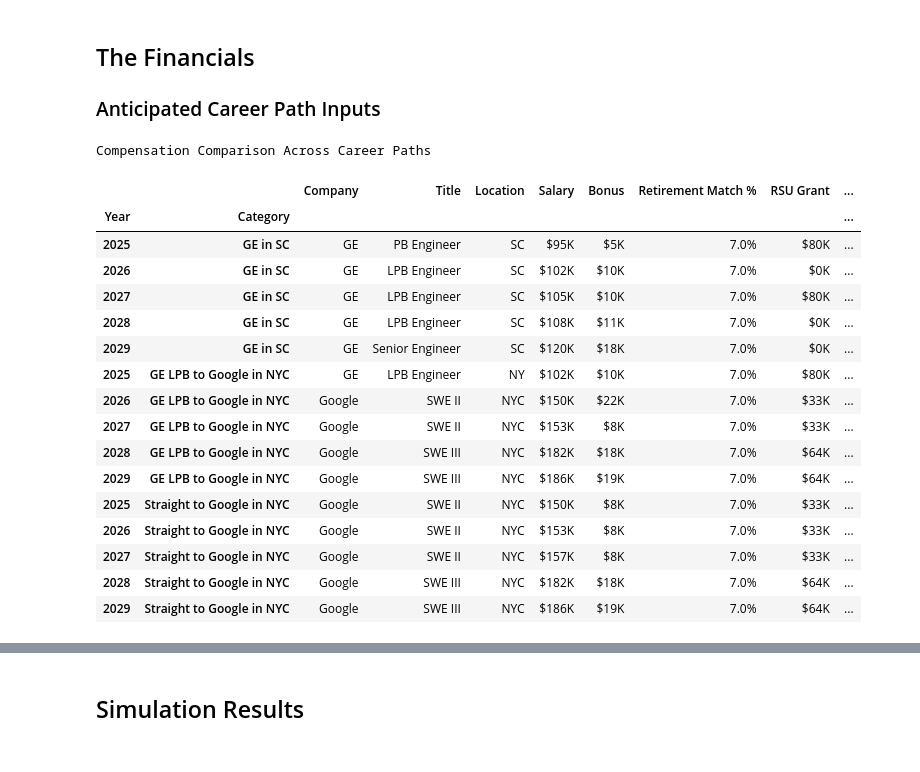
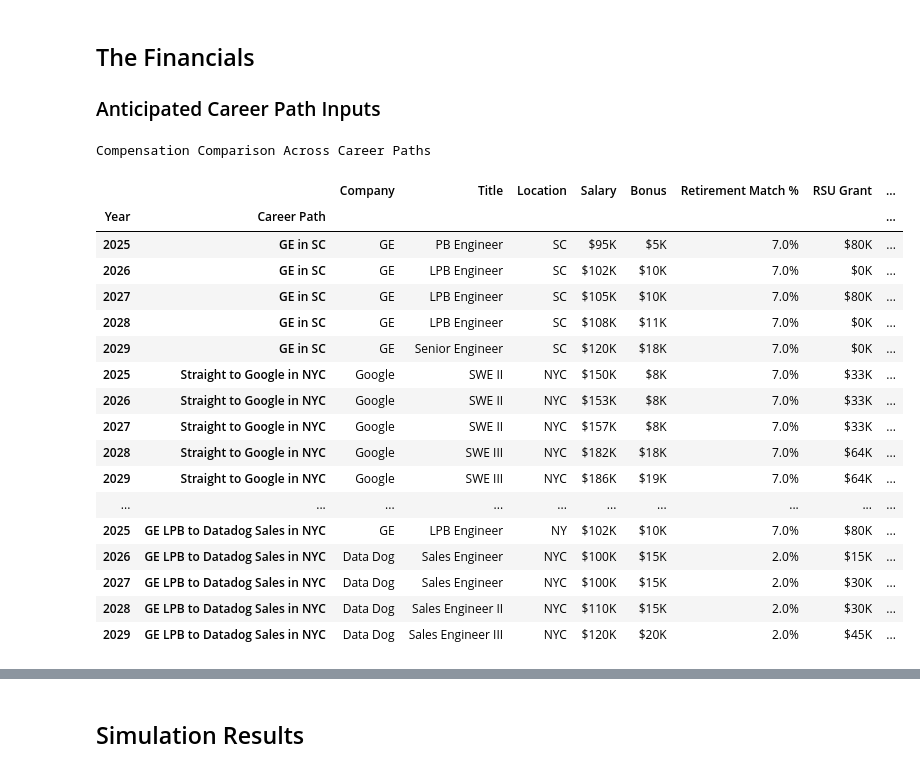
Before and after one commit to CorMazz/career-planning, a Jupyter notebook: analysis.ipynb, the cells around one changed output, grey strips where cells are left out. Saved outputs shown, nothing was run; the diff lists cells and outputs as text; code cells hidden in the pictures.

```diff
--- a/analysis.ipynb
+++ b/analysis.ipynb
@@ -81,7 +110,7 @@ simulation_results = run_simulation()
 # %%
 # Formatting was done by Claude.ai because I've got better things to do than format a DataFrame.
 def combine_dfs(df_dict: dict[int, pd.DataFrame]) -> pd.DataFrame:
-    index_names = ['Category', 'Year']
+    index_names = ['Career Path', 'Year']
 
     # Concatenate DataFrames
     combined_df = pd.concat(
@@ -103,7 +132,7 @@ def create_styled_comparison_df(
     Parameters
     ----------
     df : pd.DataFrame
-        DataFrame with a multiindex of Category and Year, created by combine_dfs()
+        DataFrame with a multiindex of Career Path and Year, created by combine_dfs()
     format_dict : dict, optional
         Dictionary of column names to format strings for styling
     caption : str, optional
@@ -114,7 +143,7 @@ def create_styled_comparison_df(
     pandas.io.formats.style.Styler
         Styled concatenated DataFrame
     """
-    index_names = ['Category', 'Year']
+    index_names = ['Career Path', 'Year']
 
     def highlight_categories(df: pd.DataFrame) -> pd.DataFrame:
         """
@@ -181,46 +210,47 @@ def create_styled_comparison_df(
                                        ('font-weight', 'bold'),
                                        ('text-align', 'left'),
                                        ('padding', '5px'),
                                        ('border', '1px solid #ddd')]},
             {'selector': 'caption', 'props': [('caption-side', 'bottom'),
                                             ('font-style', 'italic')]}
         ])
         .set_caption(caption)
     )
 
     return styled_df
 
 
 compensation_df = combine_dfs(simulation_results["compensation_histories"])
 compensation_display = create_styled_comparison_df(
     compensation_df,
     format_dict = {
         'Salary': lambda x: f'${x/1000:.0f}K',
         'Bonus': lambda x: f'${x/1000:.0f}K',
         'RSU Grant': lambda x: f'${x/1000:.0f}K',
         'Retirement Match %': '{:.1%}',
         'Effective Tax Rate': '{:.1%}',
         'Income Adjustment': lambda x: f'${x/1000:.0f}K'
     },
     caption='Compensation Comparison Across Career Paths'
 )
 display(compensation_display)
 # %% [output]
 Compensation Comparison Across Career Paths
 |  |  | Company | Title | Location | Salary | Bonus | Retirement Match % | RSU Grant | ... |
-| Year | Category |  |  |  |  |  |  |  | ... |
+| Year | Career Path |  |  |  |  |  |  |  | ... |
 | 2025 | GE in SC | GE | PB Engineer | SC | $95K | $5K | 7.0% | $80K | ... |
 | 2026 | GE in SC | GE | LPB Engineer | SC | $102K | $10K | 7.0% | $0K | ... |
 | 2027 | GE in SC | GE | LPB Engineer | SC | $105K | $10K | 7.0% | $80K | ... |
 | 2028 | GE in SC | GE | LPB Engineer | SC | $108K | $11K | 7.0% | $0K | ... |
 | 2029 | GE in SC | GE | Senior Engineer | SC | $120K | $18K | 7.0% | $0K | ... |
-| 2025 | GE LPB to Google in NYC | GE | LPB Engineer | NY | $102K | $10K | 7.0% | $80K | ... |
-| 2026 | GE LPB to Google in NYC | Google | SWE II | NYC | $150K | $22K | 7.0% | $33K | ... |
-| 2027 | GE LPB to Google in NYC | Google | SWE II | NYC | $153K | $8K | 7.0% | $33K | ... |
-| 2028 | GE LPB to Google in NYC | Google | SWE III | NYC | $182K | $18K | 7.0% | $64K | ... |
-| 2029 | GE LPB to Google in NYC | Google | SWE III | NYC | $186K | $19K | 7.0% | $64K | ... |
 | 2025 | Straight to Google in NYC | Google | SWE II | NYC | $150K | $8K | 7.0% | $33K | ... |
 | 2026 | Straight to Google in NYC | Google | SWE II | NYC | $153K | $8K | 7.0% | $33K | ... |
 | 2027 | Straight to Google in NYC | Google | SWE II | NYC | $157K | $8K | 7.0% | $33K | ... |
 | 2028 | Straight to Google in NYC | Google | SWE III | NYC | $182K | $18K | 7.0% | $64K | ... |
 | 2029 | Straight to Google in NYC | Google | SWE III | NYC | $186K | $19K | 7.0% | $64K | ... |
+| ... | ... | ... | ... | ... | ... | ... | ... | ... | ... |
+| 2025 | GE LPB to Datadog Sales in NYC | GE | LPB Engineer | NY | $102K | $10K | 7.0% | $80K | ... |
+| 2026 | GE LPB to Datadog Sales in NYC | Data Dog | Sales Engineer | NYC | $100K | $15K | 2.0% | $15K | ... |
+| 2027 | GE LPB to Datadog Sales in NYC | Data Dog | Sales Engineer | NYC | $100K | $15K | 2.0% | $30K | ... |
+| 2028 | GE LPB to Datadog Sales in NYC | Data Dog | Sales Engineer II | NYC | $110K | $15K | 2.0% | $30K | ... |
+| 2029 | GE LPB to Datadog Sales in NYC | Data Dog | Sales Engineer III | NYC | $120K | $20K | 2.0% | $45K | ... |
```
Also changed, not shown: parts of 5 cells of this notebook, 3 other files.
